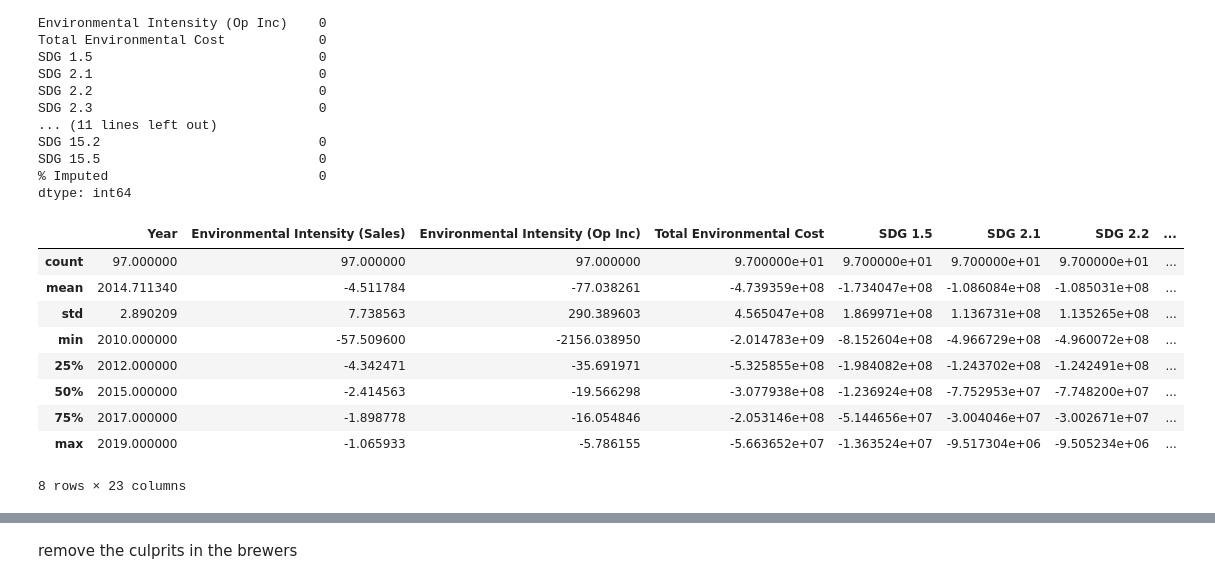
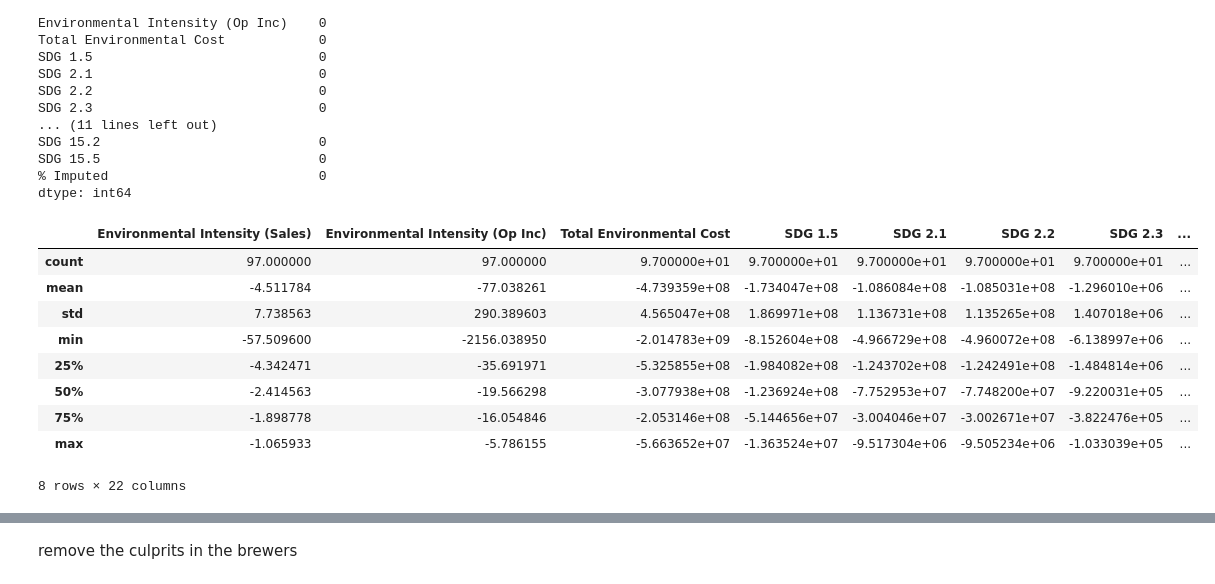
Before and after one commit to yummypugs/SPM-Project-Harvard, a Jupyter notebook: 1.0 Data Cleaning and Preprocessing.ipynb, the cells around one changed output, grey strips where cells are left out. Drawn from its saved outputs; the diff is of its cells as text; code cells hidden in the pictures.

```diff
--- a/1.0 Data Cleaning and Preprocessing.ipynb
+++ b/1.0 Data Cleaning and Preprocessing.ipynb
@@ -409,16 +431,16 @@ dtype: int64
 # %%
 brewery_df["Revenue"] = brewery_df["Total Environmental Cost"] / brewery_df["Environmental Intensity (Sales)"]
 brewery_df.loc[:,"Environmental Intensity (Op Inc)"] = brewery_df.loc[:,"Environmental Intensity (Op Inc)"] * 100
 brewery_df.loc[:,"Environmental Intensity (Sales)"] = brewery_df.loc[:,"Environmental Intensity (Sales)"] * 100
-brewery_df.describe()
+brewery_df.drop("Year", axis=1).describe()
 # %% [output]
-|  | Year | Environmental Intensity (Sales) | Environmental Intensity (Op Inc) | Total Environmental Cost | SDG 1.5 | SDG 2.1 | SDG 2.2 | ... |
-| count | 97.000000 | 97.000000 | 97.000000 | 9.700000e+01 | 9.700000e+01 | 9.700000e+01 | 9.700000e+01 | ... |
-| mean | 2014.711340 | -4.511784 | -77.038261 | -4.739359e+08 | -1.734047e+08 | -1.086084e+08 | -1.085031e+08 | ... |
-| std | 2.890209 | 7.738563 | 290.389603 | 4.565047e+08 | 1.869971e+08 | 1.136731e+08 | 1.135265e+08 | ... |
-| min | 2010.000000 | -57.509600 | -2156.038950 | -2.014783e+09 | -8.152604e+08 | -4.966729e+08 | -4.960072e+08 | ... |
-| 25% | 2012.000000 | -4.342471 | -35.691971 | -5.325855e+08 | -1.984082e+08 | -1.243702e+08 | -1.242491e+08 | ... |
-| 50% | 2015.000000 | -2.414563 | -19.566298 | -3.077938e+08 | -1.236924e+08 | -7.752953e+07 | -7.748200e+07 | ... |
-| 75% | 2017.000000 | -1.898778 | -16.054846 | -2.053146e+08 | -5.144656e+07 | -3.004046e+07 | -3.002671e+07 | ... |
-| max | 2019.000000 | -1.065933 | -5.786155 | -5.663652e+07 | -1.363524e+07 | -9.517304e+06 | -9.505234e+06 | ... |
+|  | Environmental Intensity (Sales) | Environmental Intensity (Op Inc) | Total Environmental Cost | SDG 1.5 | SDG 2.1 | SDG 2.2 | SDG 2.3 | ... |
+| count | 97.000000 | 97.000000 | 9.700000e+01 | 9.700000e+01 | 9.700000e+01 | 9.700000e+01 | 9.700000e+01 | ... |
+| mean | -4.511784 | -77.038261 | -4.739359e+08 | -1.734047e+08 | -1.086084e+08 | -1.085031e+08 | -1.296010e+06 | ... |
+| std | 7.738563 | 290.389603 | 4.565047e+08 | 1.869971e+08 | 1.136731e+08 | 1.135265e+08 | 1.407018e+06 | ... |
+| min | -57.509600 | -2156.038950 | -2.014783e+09 | -8.152604e+08 | -4.966729e+08 | -4.960072e+08 | -6.138997e+06 | ... |
+| 25% | -4.342471 | -35.691971 | -5.325855e+08 | -1.984082e+08 | -1.243702e+08 | -1.242491e+08 | -1.484814e+06 | ... |
+| 50% | -2.414563 | -19.566298 | -3.077938e+08 | -1.236924e+08 | -7.752953e+07 | -7.748200e+07 | -9.220031e+05 | ... |
+| 75% | -1.898778 | -16.054846 | -2.053146e+08 | -5.144656e+07 | -3.004046e+07 | -3.002671e+07 | -3.822476e+05 | ... |
+| max | -1.065933 | -5.786155 | -5.663652e+07 | -1.363524e+07 | -9.517304e+06 | -9.505234e+06 | -1.033039e+05 | ... |
-8 rows × 23 columns
+8 rows × 22 columns
```
Also changed, not shown: parts of 12 cells of this notebook, 1 other file.
